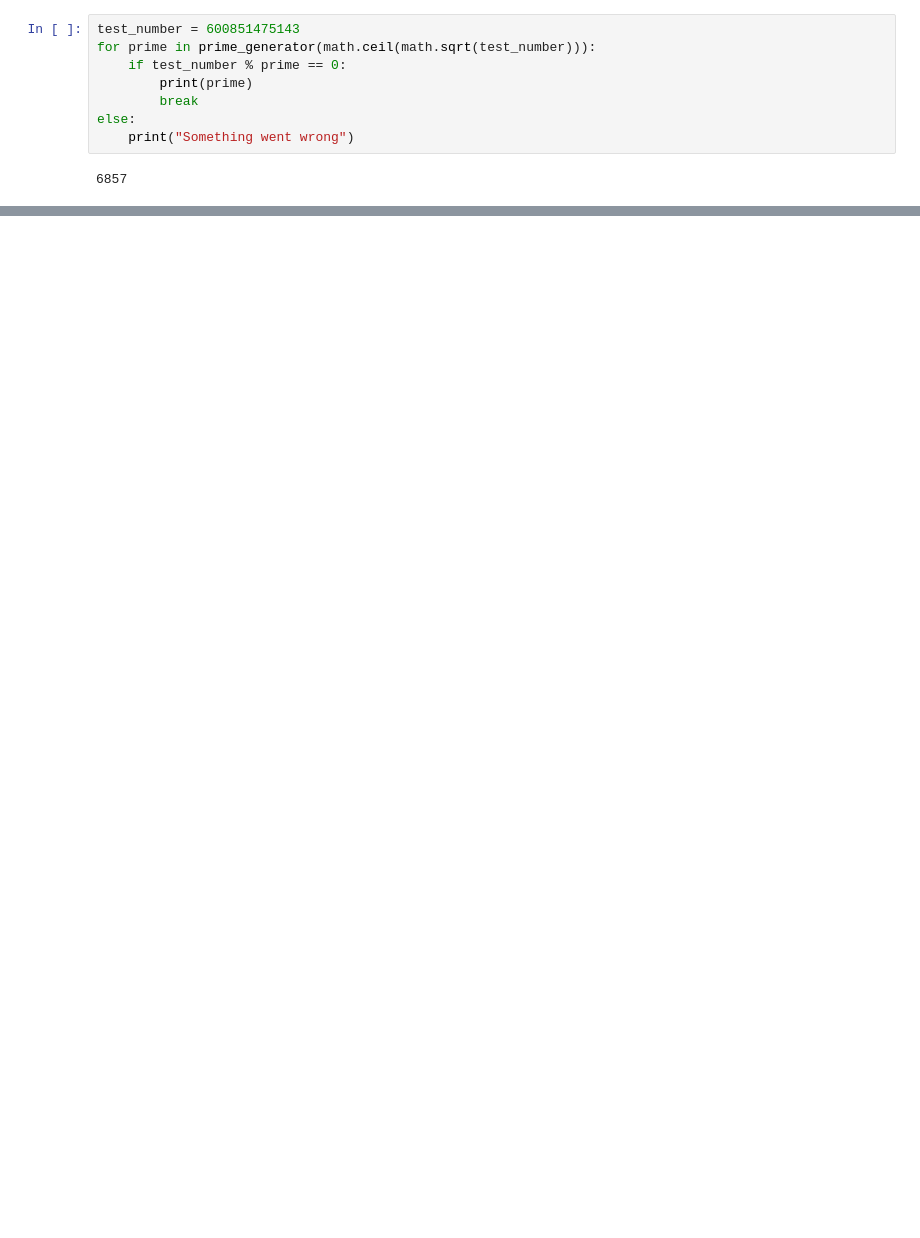
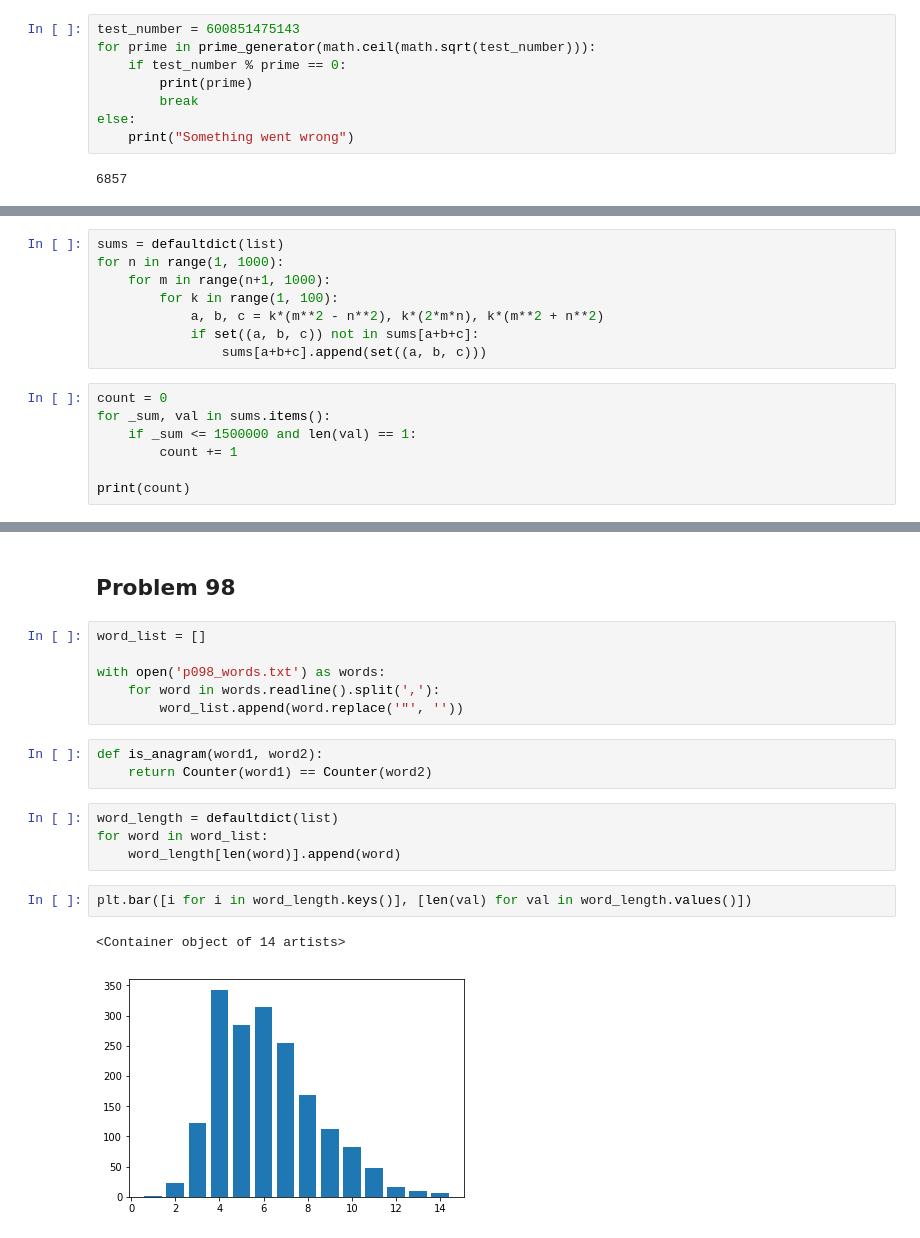
Before and after one commit to stephenpardy/PythonNotebooks, a Jupyter notebook: ProjectEuler.ipynb, the cells around one changed output, grey strips where cells are left out. Drawn from its saved outputs; the diff is of its cells as text; blank space fills up the shorter version.

```diff
--- a/ProjectEuler.ipynb
+++ b/ProjectEuler.ipynb
@@ -66,0 +1563,15 @@ else:
+# %%
+sums = defaultdict(list)
+for n in range(1, 1000):
+    for m in range(n+1, 1000):
+        for k in range(1, 100):
+            a, b, c = k*(m**2 - n**2), k*(2*m*n), k*(m**2 + n**2)
+            if set((a, b, c)) not in sums[a+b+c]:
+                sums[a+b+c].append(set((a, b, c)))
+# %%
+count = 0
+for _sum, val in sums.items():
+    if _sum <= 1500000 and len(val) == 1:
+        count += 1
+
+print(count)
@@ -66,0 +1630,20 @@ else:
+# %% [markdown]
+## Problem 98
+# %%
+word_list = []
+
+with open('p098_words.txt') as words:
+    for word in words.readline().split(','):
+        word_list.append(word.replace('"', ''))
+# %%
+def is_anagram(word1, word2):
+    return Counter(word1) == Counter(word2)
+# %%
+word_length = defaultdict(list)
+for word in word_list:
+    word_length[len(word)].append(word)
+# %%
+plt.bar([i for i in word_length.keys()], [len(val) for val in word_length.values()])
+# %% [output]
+<Container object of 14 artists>
+[figure, added]
```
Also changed, not shown: parts of 246 cells of this notebook, 15 other files.
